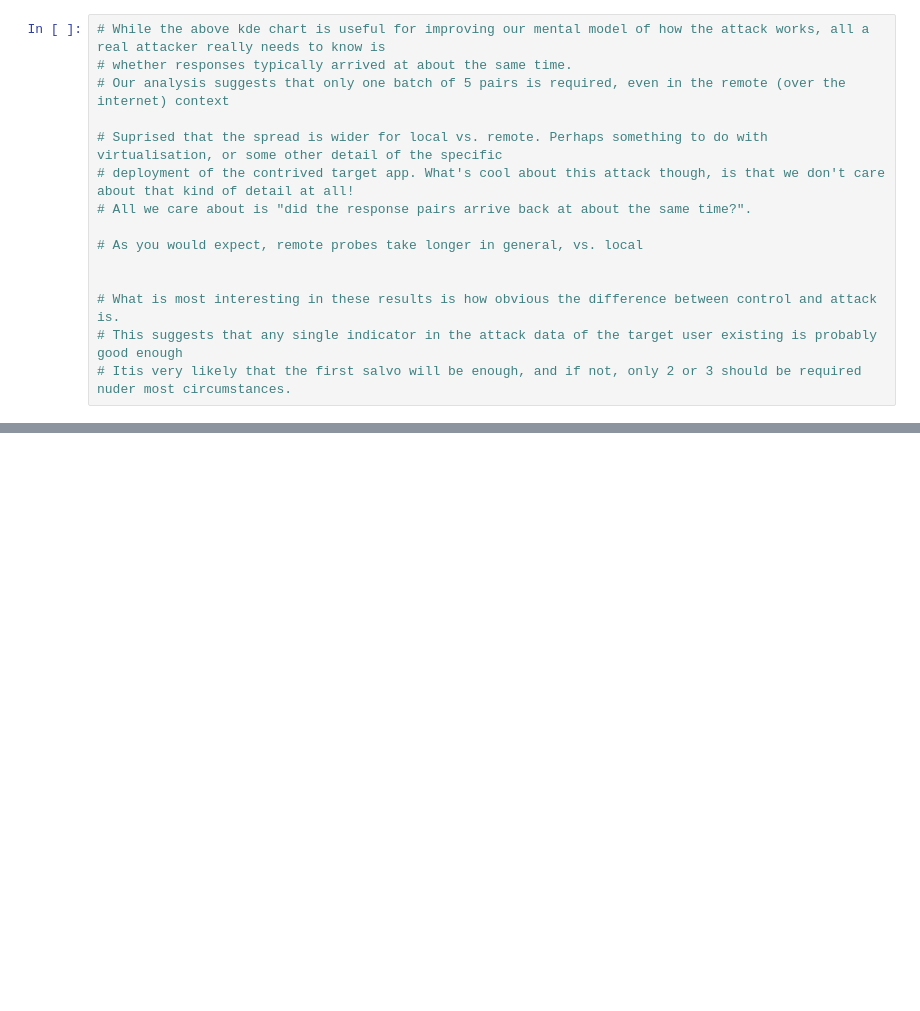
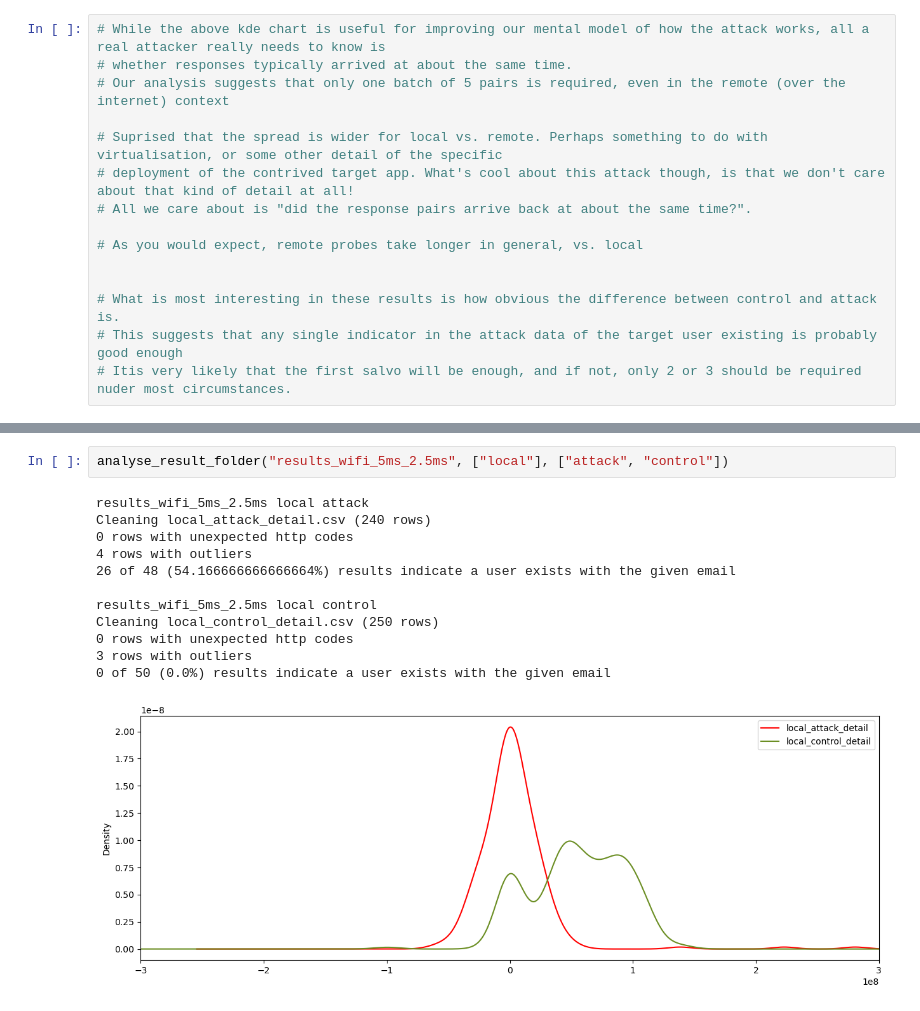
Before and after one commit to jefc1111/laravel-user-enumeration-demo, a Jupyter notebook: result_analysis.ipynb, the cells around one changed output, grey strips where cells are left out. Saved outputs shown, nothing was run; the diff lists cells and outputs as text; blank space fills up the shorter version.

```diff
--- a/result_analysis.ipynb
+++ b/result_analysis.ipynb
@@ -110,0 +121,15 @@ Cleaning remote_control_detail.csv (505 rows)
+# %%
+analyse_result_folder("results_wifi_5ms_2.5ms", ["local"], ["attack", "control"])
+# %% [output]
+results_wifi_5ms_2.5ms local attack
+Cleaning local_attack_detail.csv (240 rows)
+0 rows with unexpected http codes
+4 rows with outliers
+26 of 48 (54.166666666666664%) results indicate a user exists with the given email
+
+results_wifi_5ms_2.5ms local control
+Cleaning local_control_detail.csv (250 rows)
+0 rows with unexpected http codes
+3 rows with outliers
+0 of 50 (0.0%) results indicate a user exists with the given email
+[figure, added]
```
Also changed, not shown: parts of 8 cells of this notebook.
